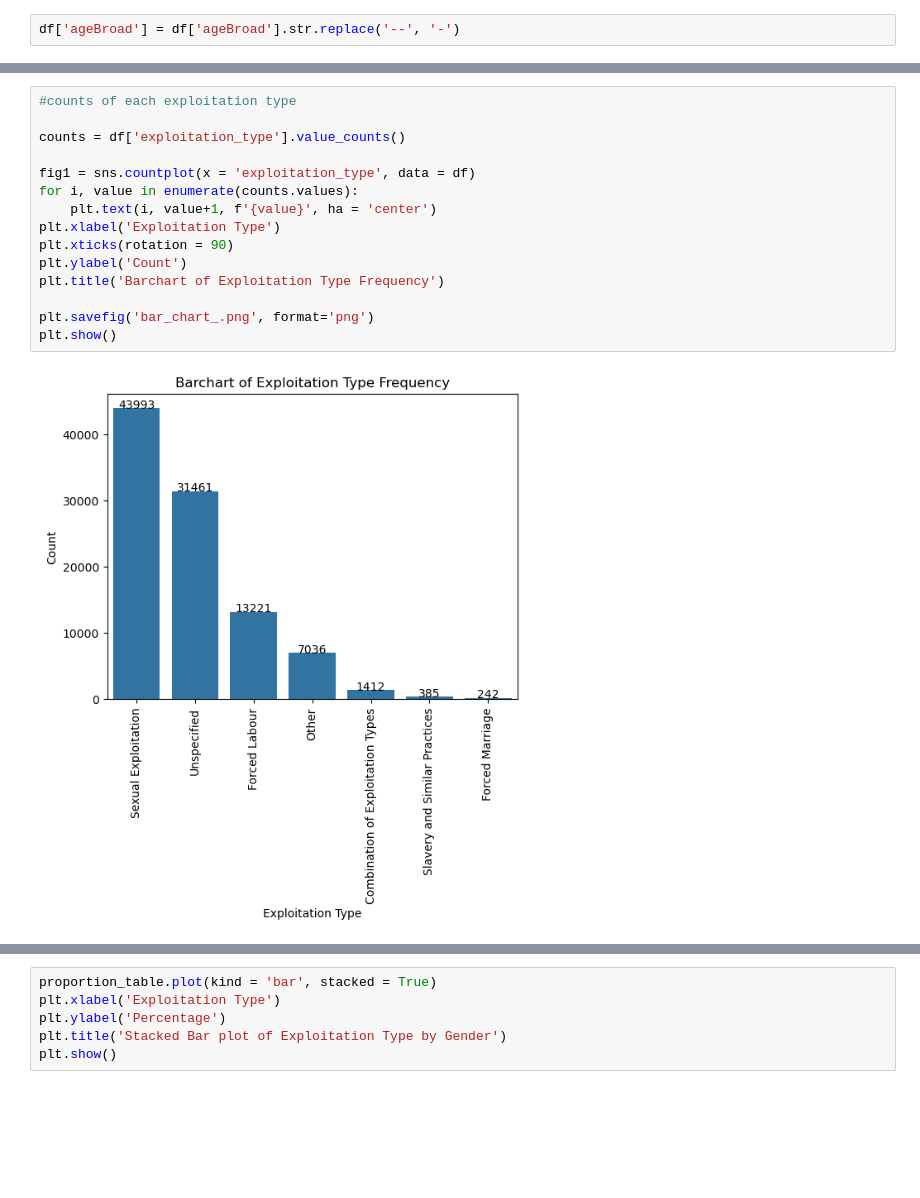
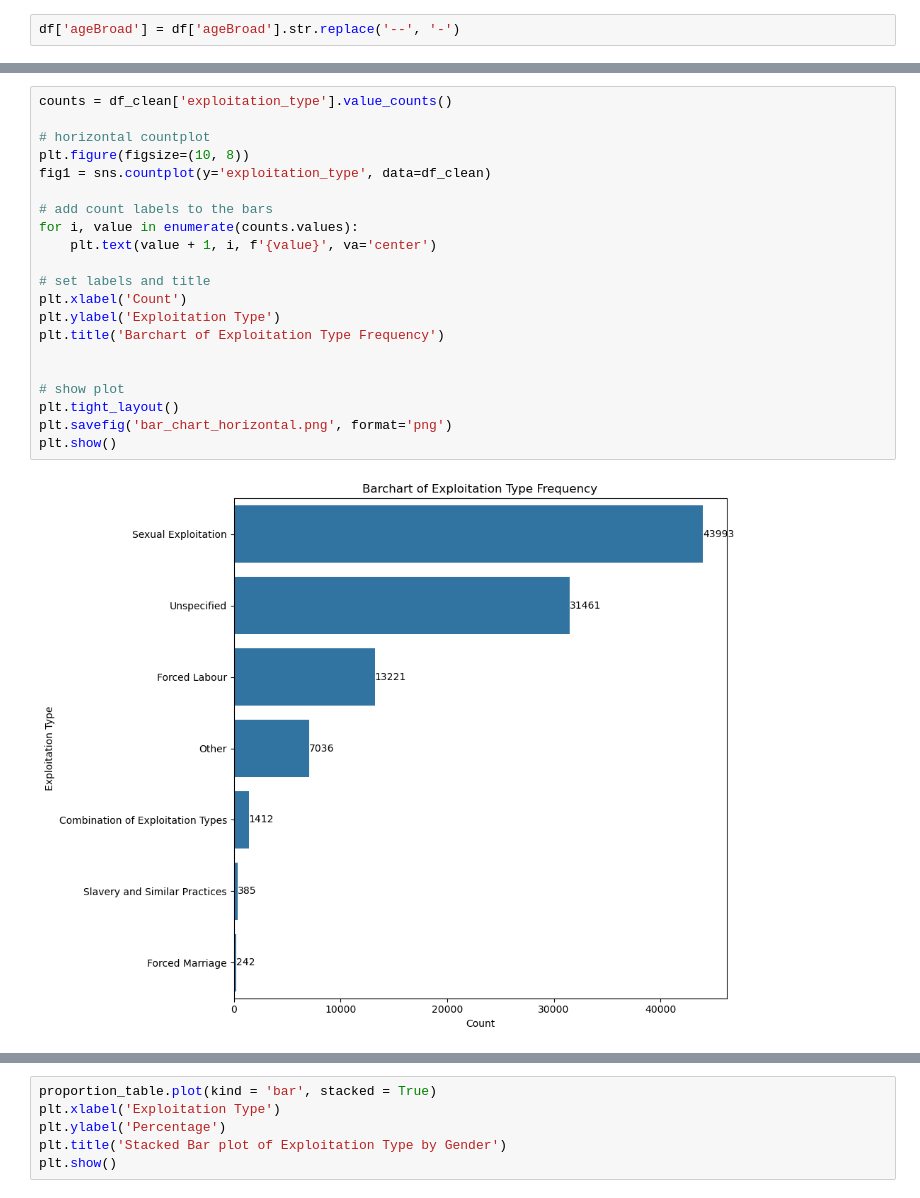
Before and after one commit to willanastas16/Ds4200-final, a Jupyter notebook: DS4200 Project _WORKING DOC.ipynb, the cells around one changed output, grey strips where cells are left out. Cells and saved outputs as stored; diff of their text form; blank space fills up the shorter version.

```diff
--- a/DS4200 Project _WORKING DOC.ipynb
+++ b/DS4200 Project _WORKING DOC.ipynb
@@ -216,17 +209,23 @@ df
 # %%
-#counts of each exploitation type
+counts = df_clean['exploitation_type'].value_counts()
 
-counts = df['exploitation_type'].value_counts()
+# horizontal countplot
+plt.figure(figsize=(10, 8))
+fig1 = sns.countplot(y='exploitation_type', data=df_clean)
 
-fig1 = sns.countplot(x = 'exploitation_type', data = df)
+# add count labels to the bars
 for i, value in enumerate(counts.values):
-    plt.text(i, value+1, f'{value}', ha = 'center')
-plt.xlabel('Exploitation Type')
-plt.xticks(rotation = 90)
-plt.ylabel('Count')
+    plt.text(value + 1, i, f'{value}', va='center')
+
+# set labels and title
+plt.xlabel('Count')
+plt.ylabel('Exploitation Type')
 plt.title('Barchart of Exploitation Type Frequency')
 
-plt.savefig('bar_chart_.png', format='png')
+
+# show plot
+plt.tight_layout()
+plt.savefig('bar_chart_horizontal.png', format='png')
 plt.show()
 # %% [output]
-[figure, old version]
+[figure, new version]
```
Also changed, not shown: parts of 19 cells of this notebook.
